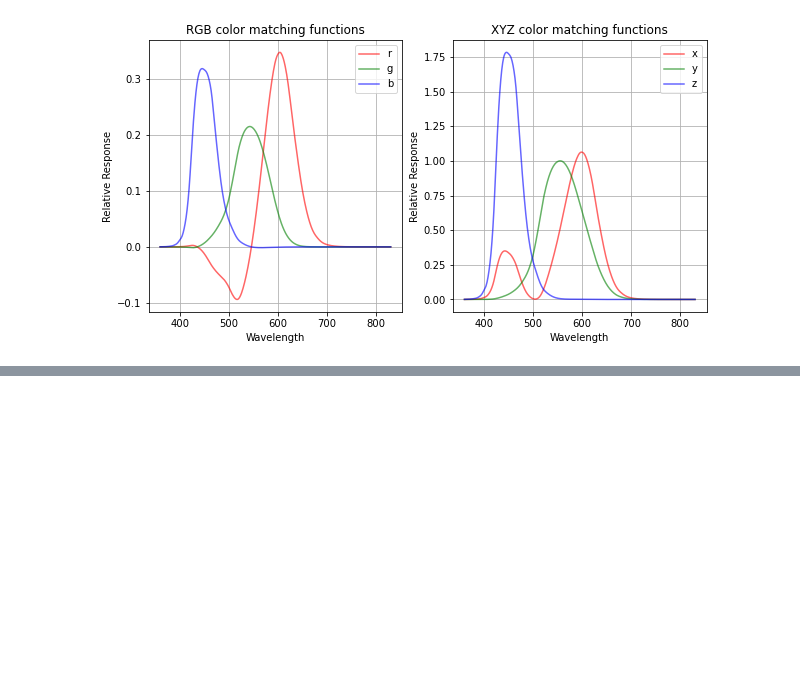
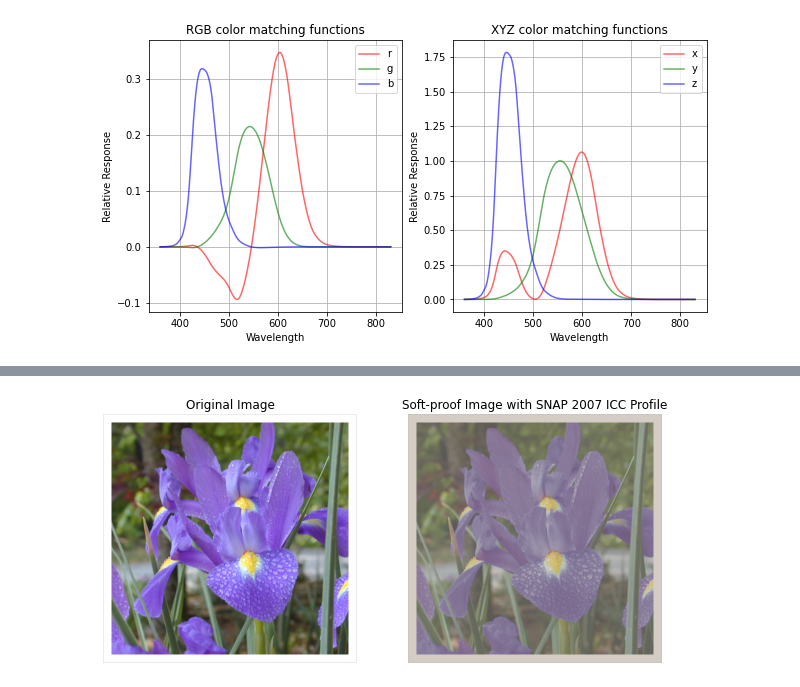
Before and after one commit to ecolon08/Digital-Image-Processing, a Jupyter notebook: Color Image Processing/ec_dip_color_img_proc_01.ipynb, the cells around one changed output, grey strips where cells are left out. Saved outputs shown, nothing was run; the diff lists cells and outputs as text; code cells hidden in the pictures; blank space fills up the shorter version.

Commit message:
Add soft proofing example

```diff
--- a/Color Image Processing/ec_dip_color_img_proc_01.ipynb
+++ b/Color Image Processing/ec_dip_color_img_proc_01.ipynb
@@ -114,0 +179,45 @@ ax_col_mat[1].grid()
+# %%
+# load iris image
+img_iris = io.imread('./images/iris-cropped-RGB.tif')
+
+# pad image to create border
+# white border
+img_iris_pad = np.pad(img_iris, ((40, 40), (40, 40), (0, 0)), 'constant', constant_values=(255))
+
+# gray border
+img_iris_pad = np.pad(img_iris_pad, ((4, 4), (4, 4), (0, 0)), 'constant', constant_values=(230))
+
+# convert image to PIL
+img_iris_pil = Image.fromarray(img_iris_pad, 'RGB')
+
+fig_iris, ax_iris = plt.subplots(1, 2, figsize=(10,5))
+ax_iris = ax_iris.ravel()
+
+ax_iris[0].imshow(img_iris_pad)
+ax_iris[0].set_title("Original Image")
+
+# get the ICC profile for my display
+display_icc = ImageCms.get_display_profile()
+
+# open ICC SNAP2007 profile downloaded from http://color.org/registry/index.xalter
+snap07_icc = ImageCms.getOpenProfile('./files/SNAP2007.icc')
+
+# create transform
+col_xfm1 = ImageCms.buildTransform(display_icc, snap07_icc, inMode='RGB', outMode='CMYK')
+
+# apply transform
+img_iris_newsp = ImageCms.applyTransform(img_iris_pil, col_xfm1, inPlace=False)
+
+# finally, create a second transform using the absolute colorimetric rendering intent to convert back to RGB
+col_xfm2 = ImageCms.buildTransform(snap07_icc, display_icc, inMode='CMYK', outMode='RGB', renderingIntent=3)
+
+# apply the transform and display the image
+img_iris_sftprf = ImageCms.applyTransform(img_iris_newsp, col_xfm2, inPlace=False)
+
+ax_iris[1].imshow(img_iris_sftprf)
+ax_iris[1].set_title("Soft-proof Image with SNAP 2007 ICC Profile")
+
+ax_iris[0].axis('off')
+ax_iris[1].axis('off');
+# %% [output]
+[figure, added]
```
Also changed, not shown: parts of 5 cells of this notebook.
